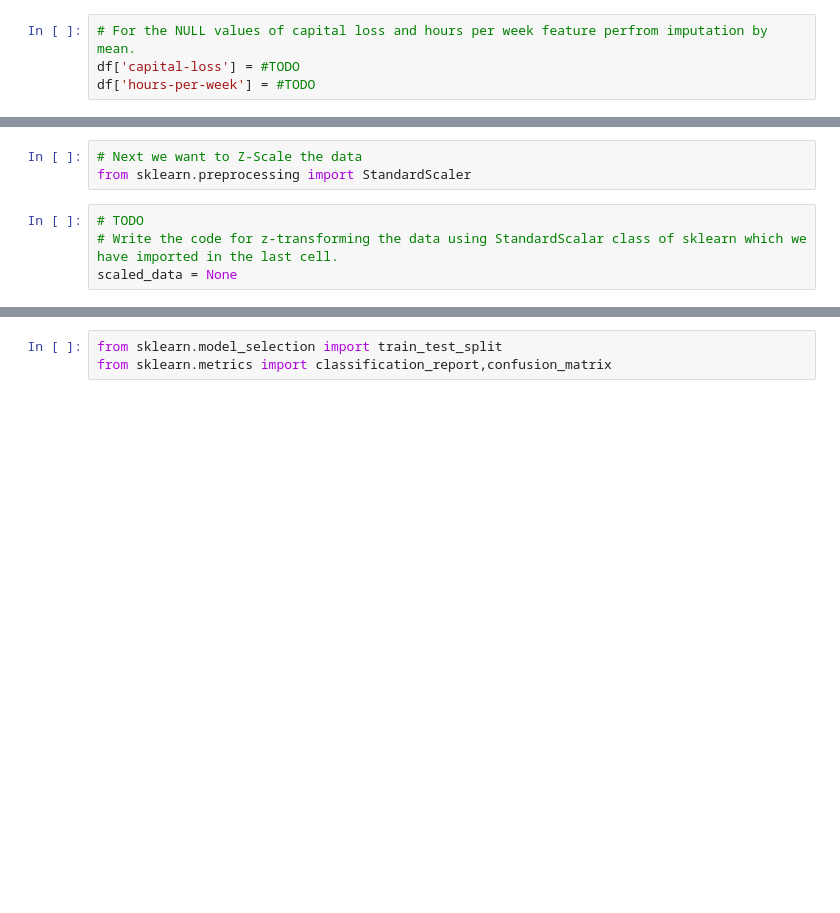
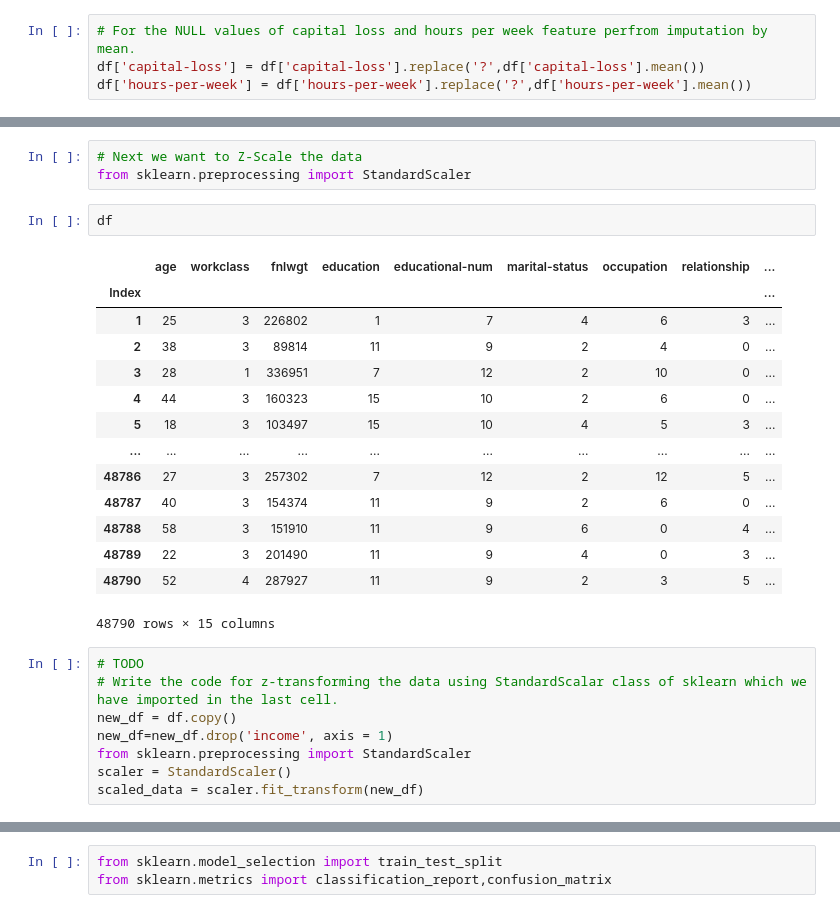
Before and after one commit to Samarth1410/Samarth, a Jupyter notebook: Module2_Project.ipynb, the cells around one changed output, grey strips where cells are left out. Saved outputs shown, nothing was run; the diff lists cells and outputs as text; blank space fills up the shorter version.

```diff
--- a/Module2_Project.ipynb
+++ b/Module2_Project.ipynb
@@ -146,5 +141,5 @@ income                0
 dtype: int64
 # %%
 # For the NULL values of capital loss and hours per week feature perfrom imputation by mean.
-df['capital-loss'] = #TODO
-df['hours-per-week'] = #TODO
+df['capital-loss'] = df['capital-loss'].replace('?',df['capital-loss'].mean())
+df['hours-per-week'] = df['hours-per-week'].replace('?',df['hours-per-week'].mean())
@@ -376,10 +369,31 @@ There is a clear bias in the data and our model might end up giving income as 0
 # %%
 # Next we want to Z-Scale the data
 from sklearn.preprocessing import StandardScaler
+# %%
+df
+# %% [output]
+|  | age | workclass | fnlwgt | education | educational-num | marital-status | occupation | relationship | ... |
+| Index |  |  |  |  |  |  |  |  | ... |
+| 1 | 25 | 3 | 226802 | 1 | 7 | 4 | 6 | 3 | ... |
+| 2 | 38 | 3 | 89814 | 11 | 9 | 2 | 4 | 0 | ... |
+| 3 | 28 | 1 | 336951 | 7 | 12 | 2 | 10 | 0 | ... |
+| 4 | 44 | 3 | 160323 | 15 | 10 | 2 | 6 | 0 | ... |
+| 5 | 18 | 3 | 103497 | 15 | 10 | 4 | 5 | 3 | ... |
+| ... | ... | ... | ... | ... | ... | ... | ... | ... | ... |
+| 48786 | 27 | 3 | 257302 | 7 | 12 | 2 | 12 | 5 | ... |
+| 48787 | 40 | 3 | 154374 | 11 | 9 | 2 | 6 | 0 | ... |
+| 48788 | 58 | 3 | 151910 | 11 | 9 | 6 | 0 | 4 | ... |
+| 48789 | 22 | 3 | 201490 | 11 | 9 | 4 | 0 | 3 | ... |
+| 48790 | 52 | 4 | 287927 | 11 | 9 | 2 | 3 | 5 | ... |
+48790 rows × 15 columns
 # %%
 # TODO
 # Write the code for z-transforming the data using StandardScalar class of sklearn which we have imported in the last cell.
-scaled_data = None
+new_df = df.copy()
+new_df=new_df.drop('income', axis = 1)
+from sklearn.preprocessing import StandardScaler
+scaler = StandardScaler()
+scaled_data = scaler.fit_transform(new_df)
 # %%
 df_scaled = pd.DataFrame(scaled_data,columns=df_standard.columns[:-1])
 df_scaled.head()
```
Also changed, not shown: parts of 5 cells of this notebook.
